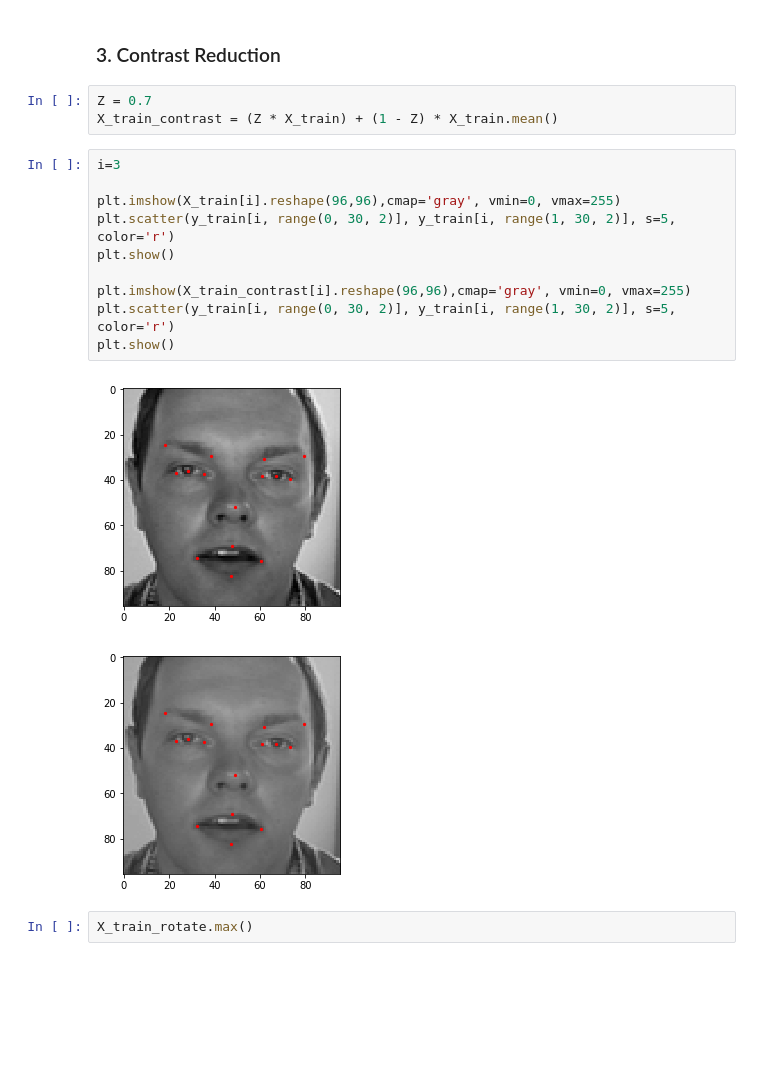
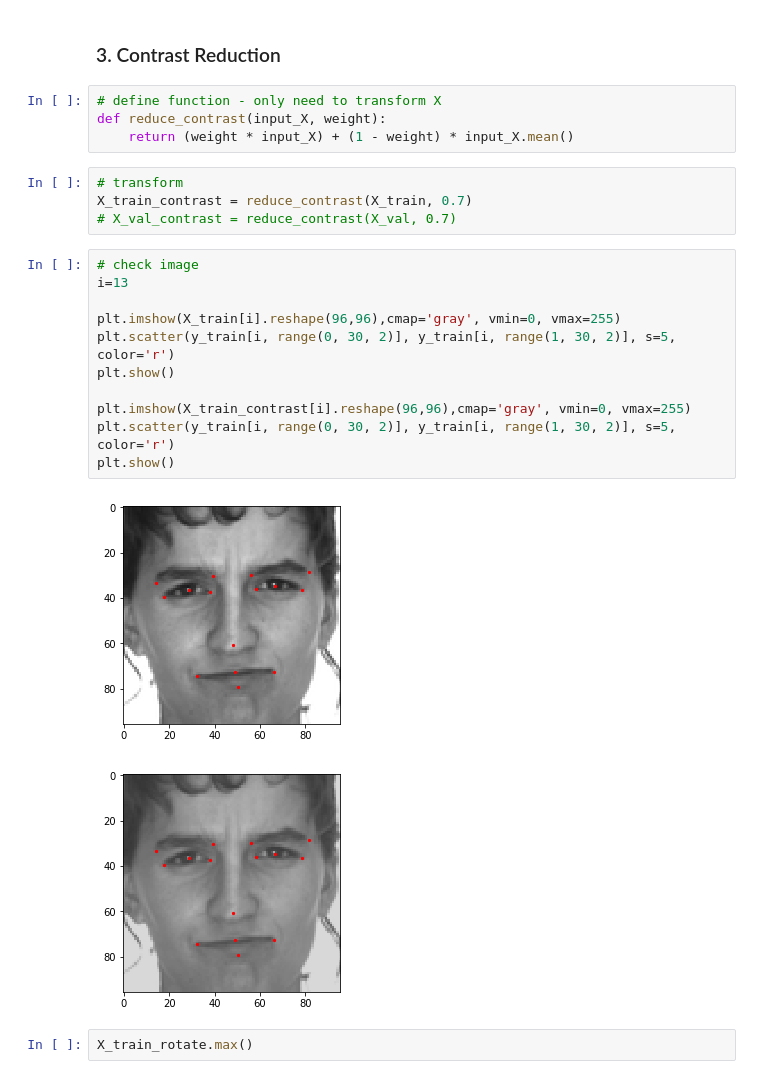
Before and after one commit to catnado/Facial_Key_Points_Detection, a Jupyter notebook: data_preprocessing.ipynb, the cells around one changed output. Cells and saved outputs as stored; diff of their text form; blank space fills up the shorter version.

```diff
--- a/data_preprocessing.ipynb
+++ b/data_preprocessing.ipynb
@@ -268,21 +306,27 @@ plt.show()
 # %% [markdown]
 ### 3. Contrast Reduction
-# %%
-Z = 0.7
-X_train_contrast = (Z * X_train) + (1 - Z) * X_train.mean()
+# %%
+# define function - only need to transform X
+def reduce_contrast(input_X, weight):
+    return (weight * input_X) + (1 - weight) * input_X.mean()
+# %%
+# transform
+X_train_contrast = reduce_contrast(X_train, 0.7)
+# X_val_contrast = reduce_contrast(X_val, 0.7)
 # %%
-i=3
+# check image
+i=13
 
 plt.imshow(X_train[i].reshape(96,96),cmap='gray', vmin=0, vmax=255)
 plt.scatter(y_train[i, range(0, 30, 2)], y_train[i, range(1, 30, 2)], s=5, color='r')
 plt.show()
 
 plt.imshow(X_train_contrast[i].reshape(96,96),cmap='gray', vmin=0, vmax=255)
 plt.scatter(y_train[i, range(0, 30, 2)], y_train[i, range(1, 30, 2)], s=5, color='r')
 plt.show()
 # %% [output]
-[figure, old version]
+[figure, new version]
-[figure, old version]
+[figure, new version]
 # %%
 X_train_rotate.max()
 # %% [output]
```
Also changed, not shown: parts of 10 cells of this notebook, 1 other file.
